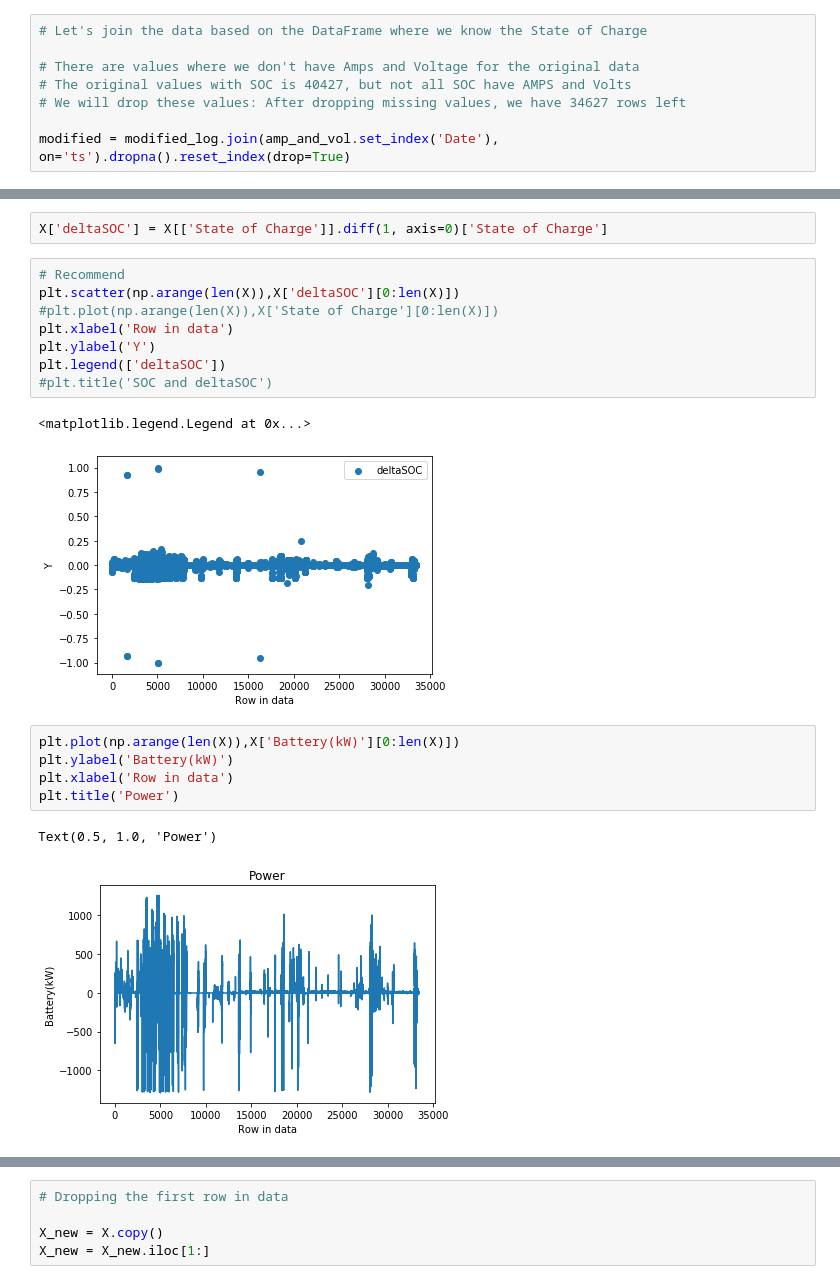
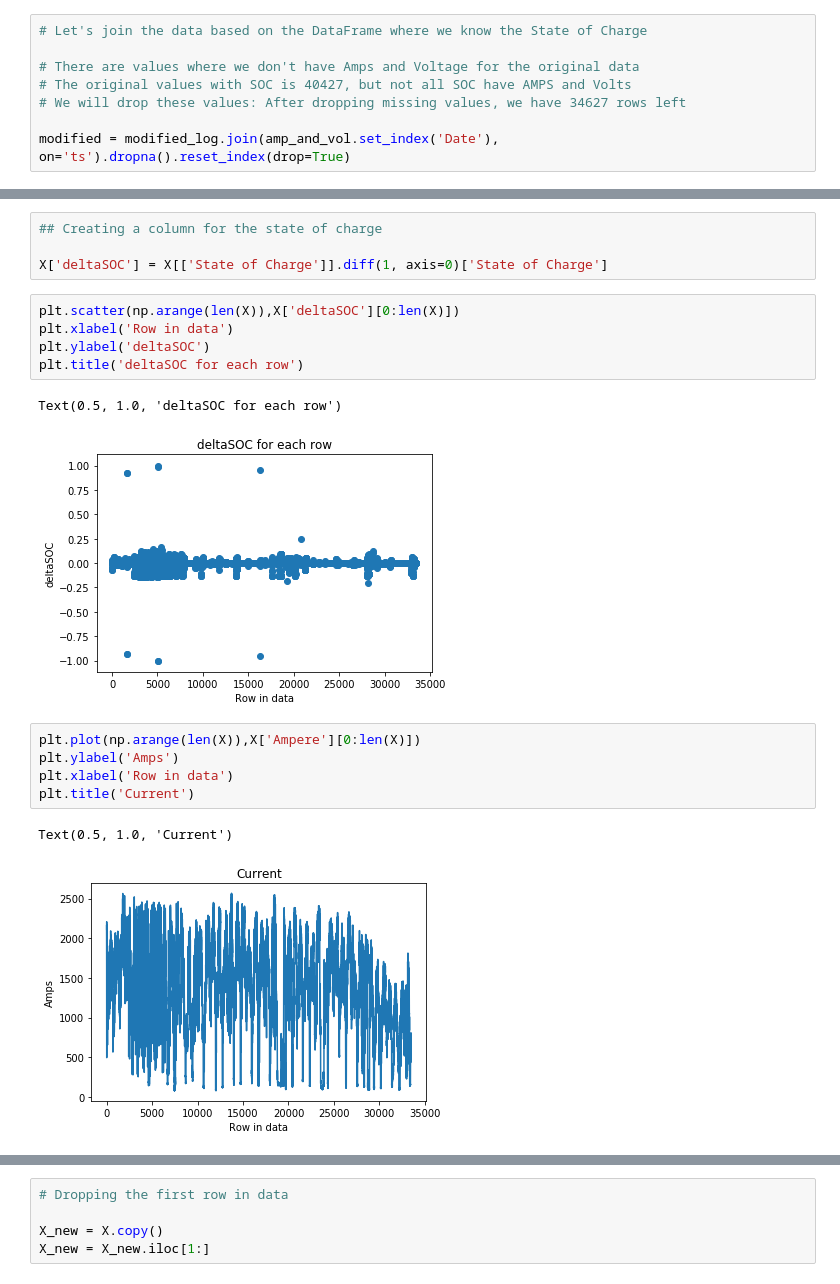
Before and after one commit to gperea1/Enel-X-project, a Jupyter notebook: EnelX_learning.ipynb, the cells around one changed output, grey strips where cells are left out. Drawn from its saved outputs; the diff is of its cells as text.

```diff
--- a/EnelX_learning.ipynb
+++ b/EnelX_learning.ipynb
@@ -143,21 +170,20 @@ https://pypi.org/project/fireTS/
 # %%
+## Creating a column for the state of charge
+
 X['deltaSOC'] = X[['State of Charge']].diff(1, axis=0)['State of Charge']
 # %%
-# Recommend
 plt.scatter(np.arange(len(X)),X['deltaSOC'][0:len(X)])
-#plt.plot(np.arange(len(X)),X['State of Charge'][0:len(X)])
 plt.xlabel('Row in data')
-plt.ylabel('Y')
-plt.legend(['deltaSOC'])
-#plt.title('SOC and deltaSOC')
+plt.ylabel('deltaSOC')
+plt.title('deltaSOC for each row')
 # %% [output]
-<matplotlib.legend.Legend at 0x...>
+Text(0.5, 1.0, 'deltaSOC for each row')
-[figure, old version]
+[figure, new version]
 # %%
-plt.plot(np.arange(len(X)),X['Battery(kW)'][0:len(X)])
-plt.ylabel('Battery(kW)')
+plt.plot(np.arange(len(X)),X['Ampere'][0:len(X)])
+plt.ylabel('Amps')
 plt.xlabel('Row in data')
-plt.title('Power')
+plt.title('Current')
 # %% [output]
-Text(0.5, 1.0, 'Power')
+Text(0.5, 1.0, 'Current')
-[figure, old version]
+[figure, new version]
```
Also changed, not shown: parts of 92 cells of this notebook.
